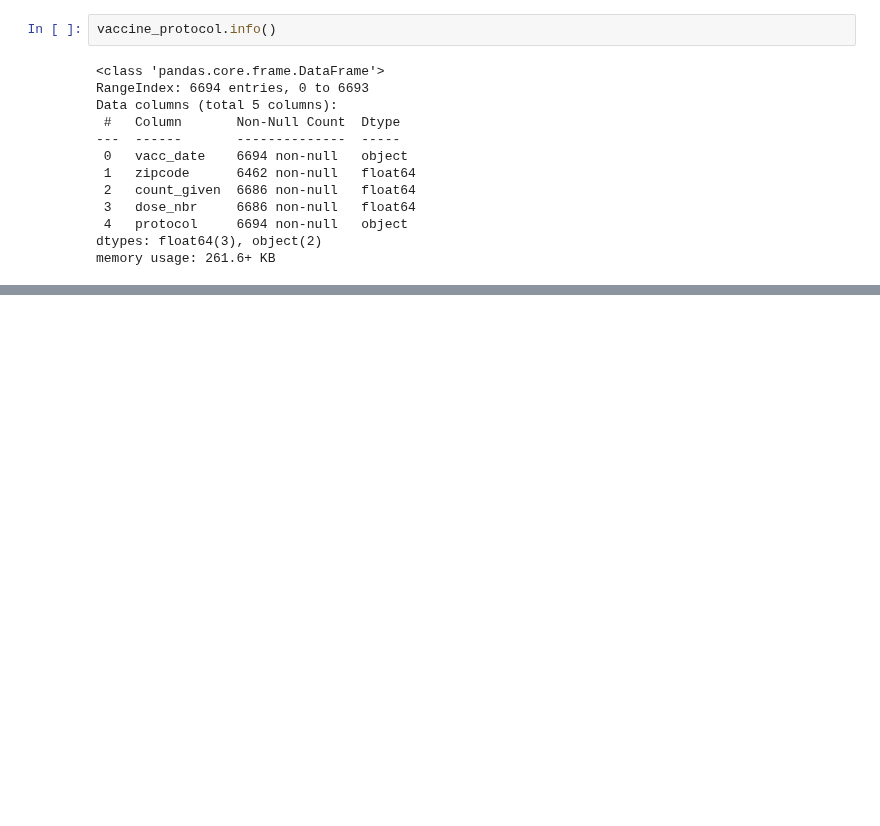
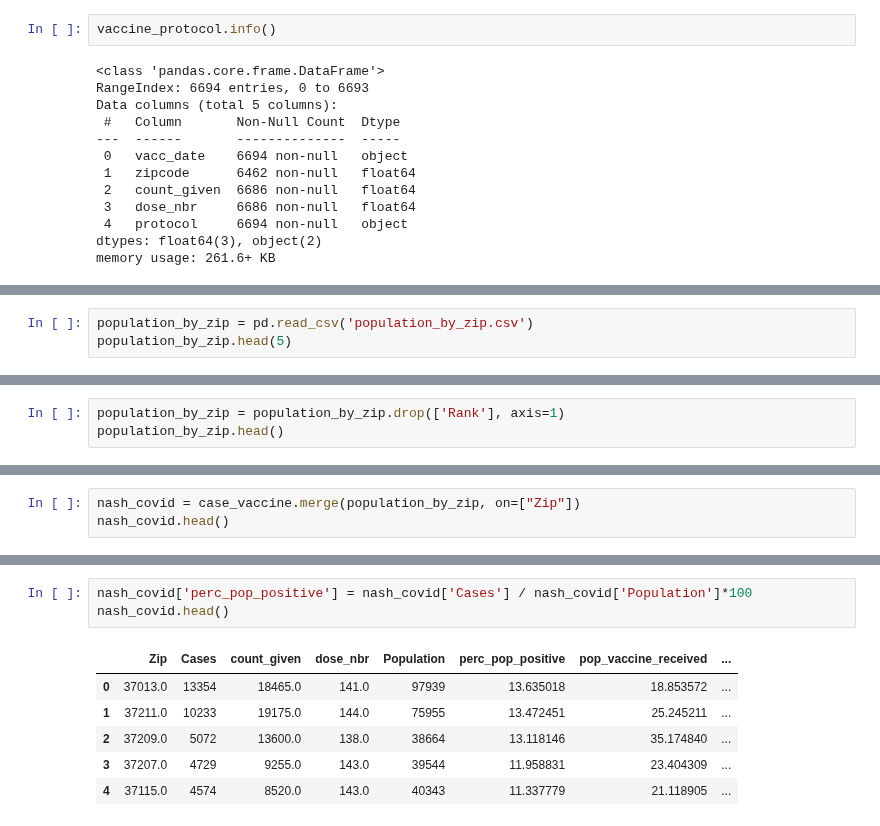
Before and after one commit to ryanhilber93/nash-covid-cases-vaccines-hot_chickens, a Jupyter notebook: data/COVID_Project.ipynb, the cells around one changed output, grey strips where cells are left out. Drawn from its saved outputs; the diff is of its cells as text; blank space fills up the shorter version.

```diff
--- a/data/COVID_Project.ipynb
+++ b/data/COVID_Project.ipynb
@@ -142,0 +157,3 @@ memory usage: 261.6+ KB
+# %%
+population_by_zip = pd.read_csv('population_by_zip.csv')
+population_by_zip.head(5)
@@ -142,0 +177,3 @@ memory usage: 261.6+ KB
+# %%
+population_by_zip = population_by_zip.drop(['Rank'], axis=1)
+population_by_zip.head()
@@ -142,0 +187,3 @@ memory usage: 261.6+ KB
+# %%
+nash_covid = case_vaccine.merge(population_by_zip, on=["Zip"])
+nash_covid.head()
@@ -142,0 +197,10 @@ memory usage: 261.6+ KB
+# %%
+nash_covid['perc_pop_positive'] = nash_covid['Cases'] / nash_covid['Population']*100
+nash_covid.head()
+# %% [output]
+|  | Zip | Cases | count_given | dose_nbr | Population | perc_pop_positive | pop_vaccine_received | ... |
+| 0 | 37013.0 | 13354 | 18465.0 | 141.0 | 97939 | 13.635018 | 18.853572 | ... |
+| 1 | 37211.0 | 10233 | 19175.0 | 144.0 | 75955 | 13.472451 | 25.245211 | ... |
+| 2 | 37209.0 | 5072 | 13600.0 | 138.0 | 38664 | 13.118146 | 35.174840 | ... |
+| 3 | 37207.0 | 4729 | 9255.0 | 143.0 | 39544 | 11.958831 | 23.404309 | ... |
+| 4 | 37115.0 | 4574 | 8520.0 | 143.0 | 40343 | 11.337779 | 21.118905 | ... |
```
Also changed, not shown: parts of 17 cells of this notebook, 3 other files.
